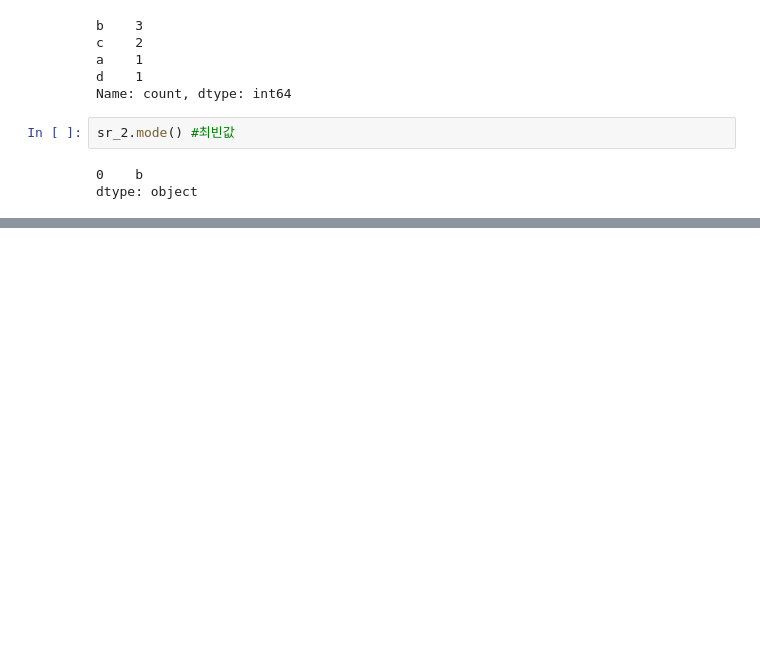
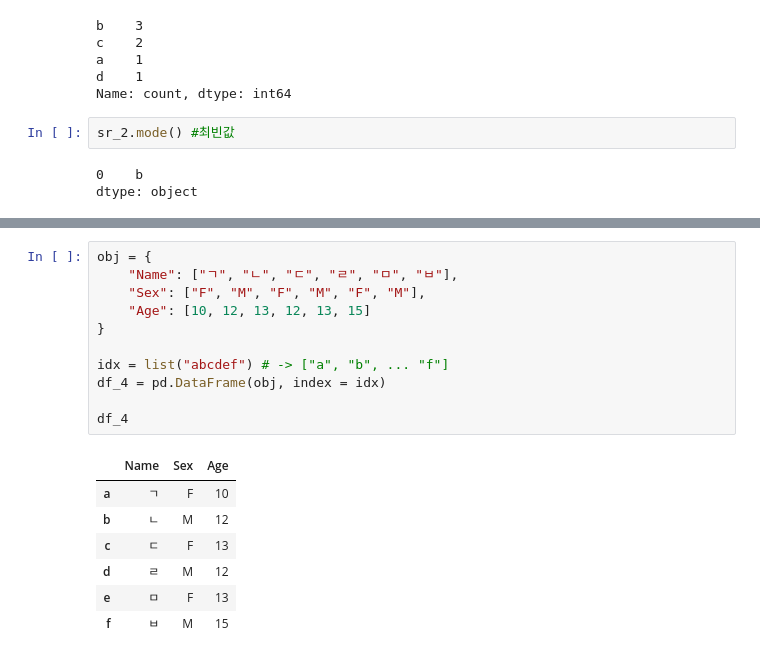
Before and after one commit to bol7979/PY_B_YNU, a Jupyter notebook: 2-2_Pandas데이터다루기/1_Series_DataFrame.ipynb, the cells around one changed output, grey strips where cells are left out. Saved outputs shown, nothing was run; the diff lists cells and outputs as text; blank space fills up the shorter version.

```diff
--- a/2-2_Pandas데이터다루기/1_Series_DataFrame.ipynb
+++ b/2-2_Pandas데이터다루기/1_Series_DataFrame.ipynb
@@ -233,0 +371,19 @@ dtype: object
+# %%
+obj = {
+    "Name": ["ㄱ", "ㄴ", "ㄷ", "ㄹ", "ㅁ", "ㅂ"],
+    "Sex": ["F", "M", "F", "M", "F", "M"],
+    "Age": [10, 12, 13, 12, 13, 15]
+}
+
+idx = list("abcdef") # -> ["a", "b", ... "f"]
+df_4 = pd.DataFrame(obj, index = idx)
+
+df_4
+# %% [output]
+|  | Name | Sex | Age |
+| a | ㄱ | F | 10 |
+| b | ㄴ | M | 12 |
+| c | ㄷ | F | 13 |
+| d | ㄹ | M | 12 |
+| e | ㅁ | F | 13 |
+| f | ㅂ | M | 15 |
```
Also changed, not shown: parts of 31 cells of this notebook, 3 other files.
